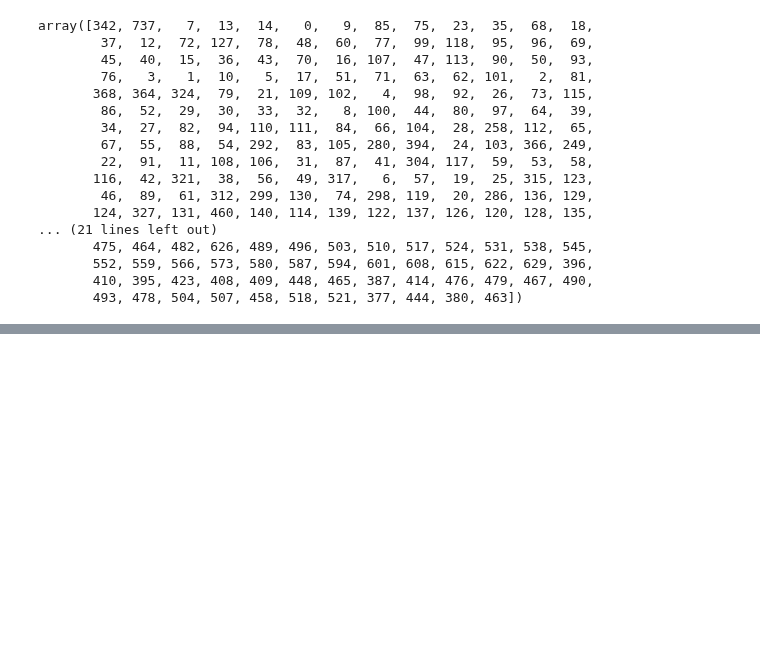
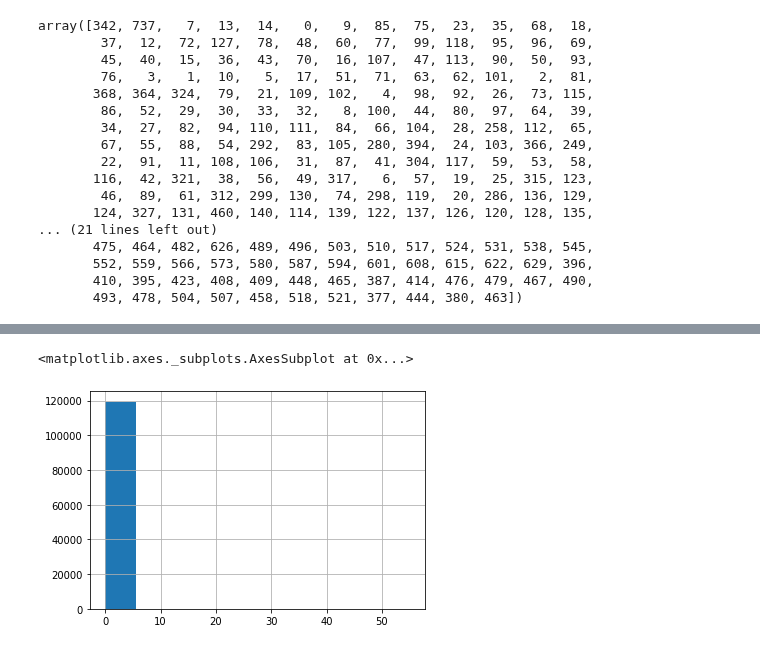
Before and after one commit to young-hun-jo/DataAnalysis, a Jupyter notebook: hotel_booking/prediction_modeling.ipynb, the cells around one changed output, grey strips where cells are left out. Cells and saved outputs as stored; diff of their text form; code cells hidden in the pictures; blank space fills up the shorter version.

```diff
--- a/hotel_booking/prediction_modeling.ipynb
+++ b/hotel_booking/prediction_modeling.ipynb
@@ -139,0 +189,5 @@ hotel['lead_time'].hist()
+# %%
+hotel['adults'].hist()
+# %% [output]
+<matplotlib.axes._subplots.AxesSubplot at 0x...>
+[figure, added]
```
Also changed, not shown: parts of 68 cells of this notebook, 1 other file.
